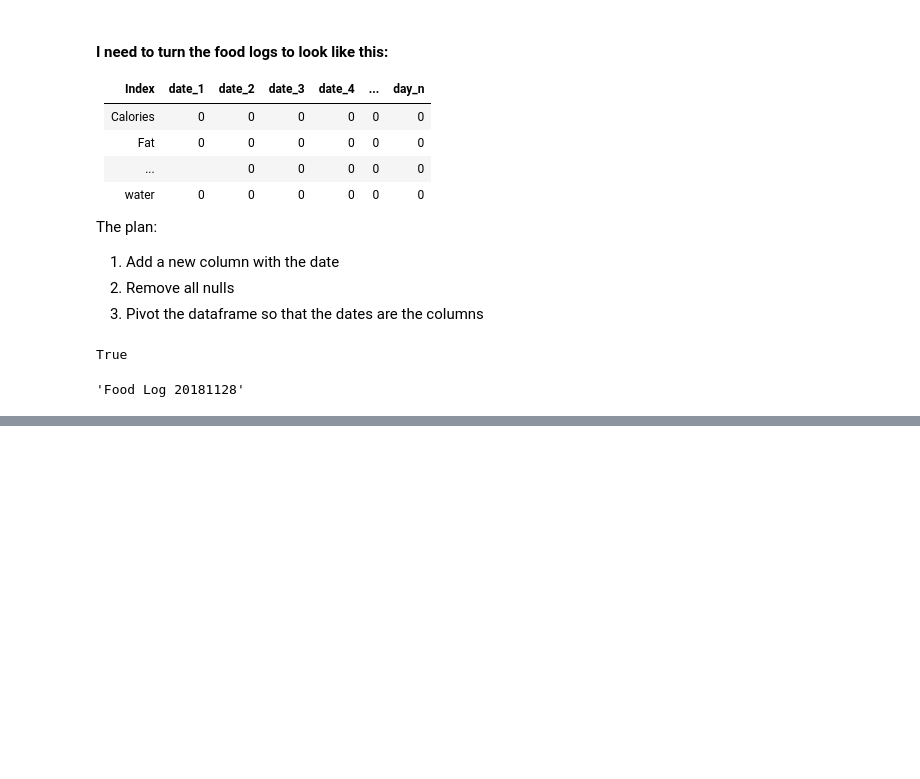
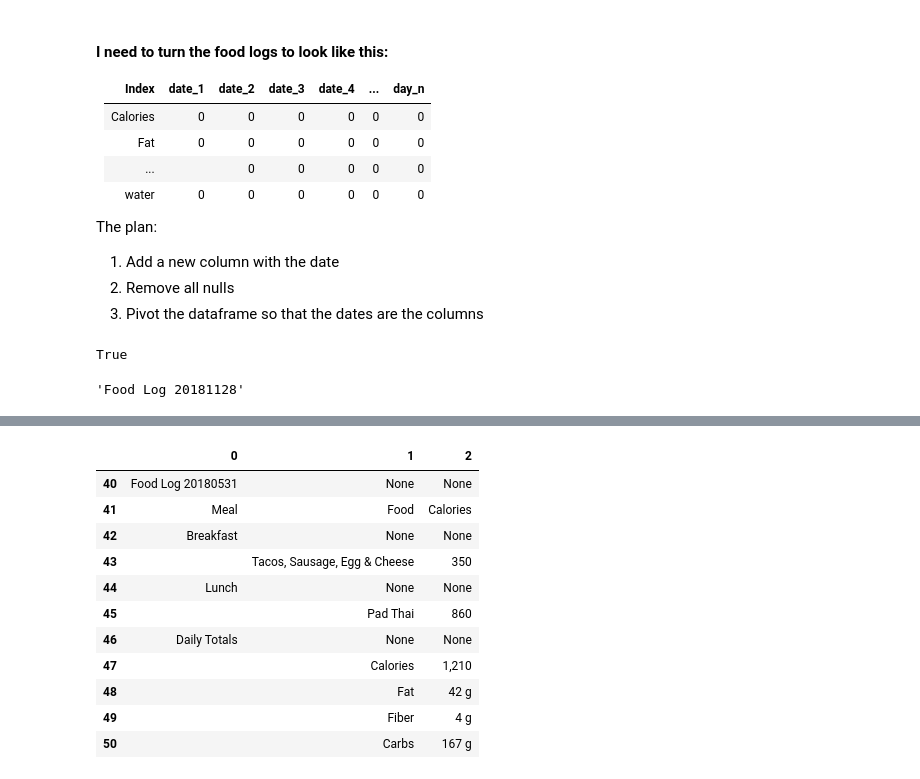
Before and after one commit to guedanie/fitbit-time-series-analysis, a Jupyter notebook: fitbit_project_acquire.ipynb, the cells around one changed output, grey strips where cells are left out. Cells and saved outputs as stored; diff of their text form; code cells hidden in the pictures; blank space fills up the shorter version.

```diff
--- a/fitbit_project_acquire.ipynb
+++ b/fitbit_project_acquire.ipynb
@@ -186,0 +350,23 @@ dates = food_logs[0].value_counts()[2:].index
+# %%
+indices = []
+for i, elem in enumerate(rows):
+    if rows[i] != []:
+        if 'Food Log' in rows[i][0]:
+            indices.append(i)
+# %%
+food_logs = pd.DataFrame(rows[indices[0]:])
+# %%
+food_logs.loc[40:50]
+# %% [output]
+|  | 0 | 1 | 2 |
+| 40 | Food Log 20180531 | None | None |
+| 41 | Meal | Food | Calories |
+| 42 | Breakfast | None | None |
+| 43 |  | Tacos, Sausage, Egg & Cheese | 350 |
+| 44 | Lunch | None | None |
+| 45 |  | Pad Thai | 860 |
+| 46 | Daily Totals | None | None |
+| 47 |  | Calories | 1,210 |
+| 48 |  | Fat | 42 g |
+| 49 |  | Fiber | 4 g |
+| 50 |  | Carbs | 167 g |
```
Also changed, not shown: parts of 57 cells of this notebook.
